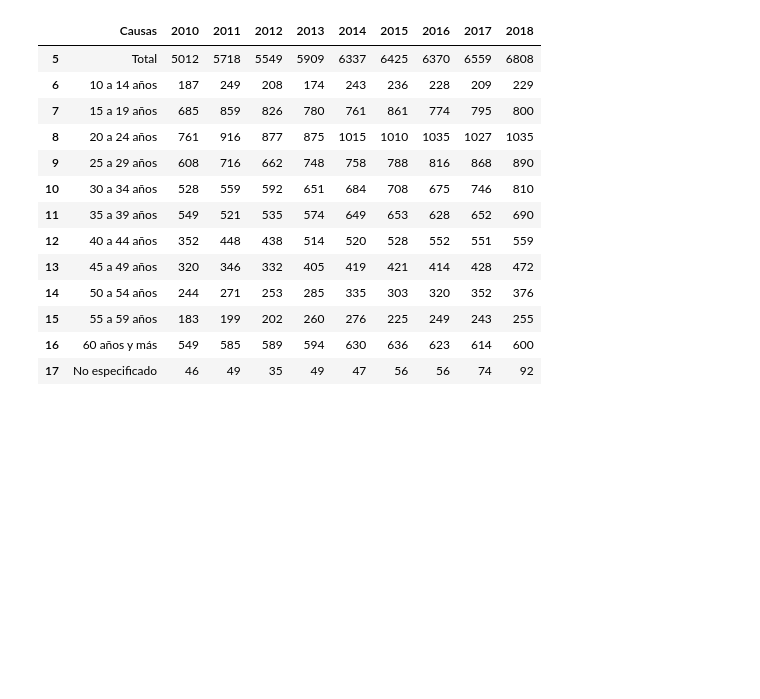
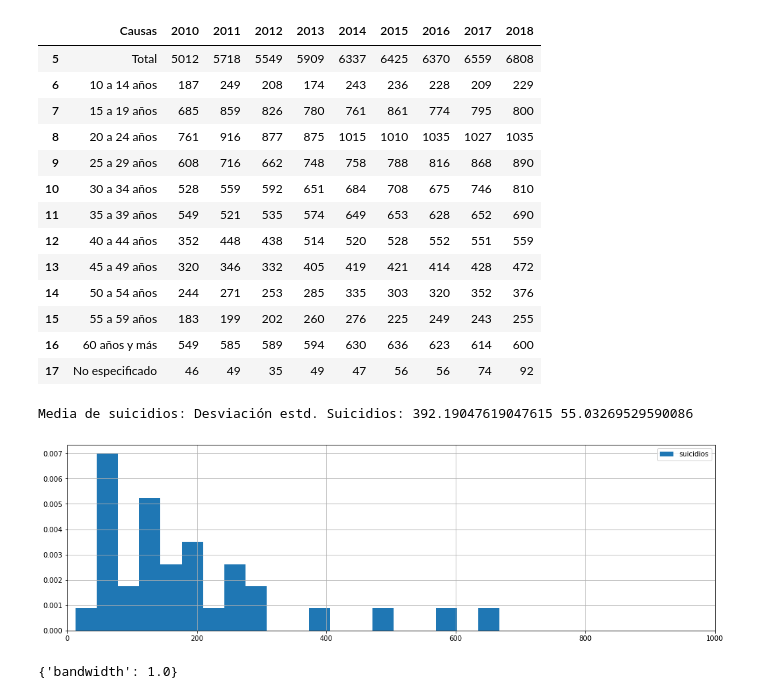
Before and after one commit to BetsyTorres/Proyecto_TorresBetsy_AntonKarla, a Jupyter notebook: Nodos_Proy.ipynb, the cells around one changed output. Saved outputs shown, nothing was run; the diff lists cells and outputs as text; code cells hidden in the pictures; blank space fills up the shorter version.

```diff
--- a/Nodos_Proy.ipynb
+++ b/Nodos_Proy.ipynb
@@ -65,3 +84,38 @@ s_edad
 | 15 | 55 a 59 años | 183 | 199 | 202 | 260 | 276 | 225 | 249 | 243 | 255 |
 | 16 | 60 años y más | 549 | 585 | 589 | 594 | 630 | 636 | 623 | 614 | 600 |
 | 17 | No especificado | 46 | 49 | 35 | 49 | 47 | 56 | 56 | 74 | 92 |
+# %%
+u_suic_anual= suicidios.mean()
+u_suic = u_suic_anual.mean()
+
+devest_suic_anual=suicidios.std()
+devest_suic=devest_suic_anual.std()
+
+print('Media de suicidios:', 'Desviación estd. Suicidios:',u_suic, devest_suic)
+# %% [output]
+Media de suicidios: Desviación estd. Suicidios: 392.19047619047615 55.03269529590086
+# %%
+suic = pd.DataFrame({'Numero muertes': (suicidios['2017'].append(suicidios["2018"]).append(suicidios["2019"]))})
+list_acc=list(suicidios.iloc[:,1])
+x3=list(filter(lambda num: num != 0, list_acc))
+# x3
+bins=200
+plt.figure(figsize=(17,5))
+plt.hist(x3, bins, density= True, label= "suicidios")
+plt.xlim((0,1000))
+plt.legend(loc="best")
+plt.grid()
+plt.show()
+# %% [output]
+[figure, added]
+# %%
+#KERNEL
+np.unique(x3, return_counts=True)
+x3= np.array(x3)
+grid = GridSearchCV(KernelDensity(),
+                    {'bandwidth': np.linspace(0.1, 1.0, 30)},
+                    cv=20) # 20-fold cross-validation
+grid.fit(x1[:, None])
+print(grid.best_params_)
+# %% [output]
+{'bandwidth': 1.0}
```
Also changed, not shown: parts of 6 cells of this notebook.
